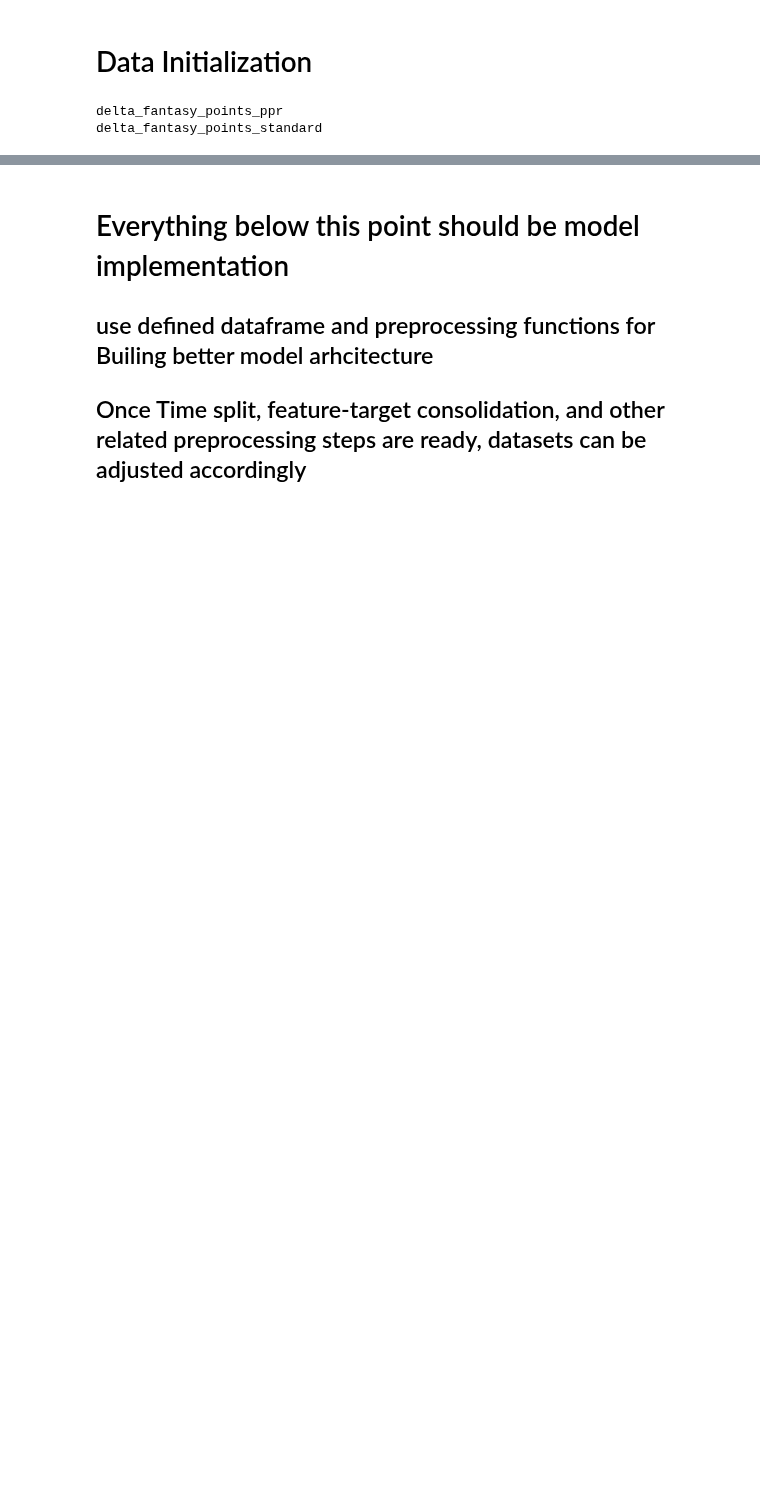
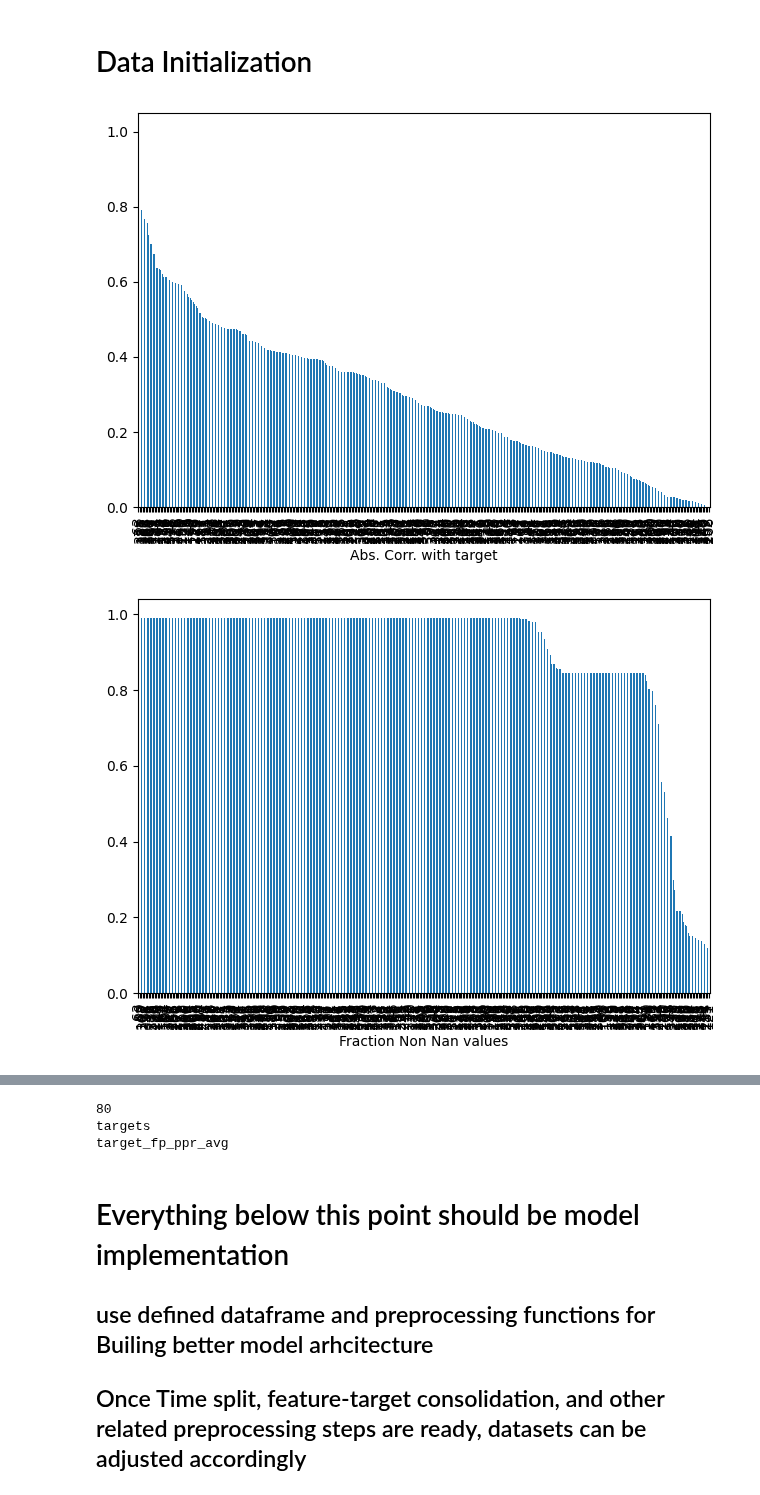
Before and after one commit to hroaten/COSC-325-ML-Project, a Jupyter notebook: Fantasy_Points.ipynb, the cells around one changed output, grey strips where cells are left out. Cells and saved outputs as stored; diff of their text form; code cells hidden in the pictures; blank space fills up the shorter version.

Commit message:
reduced real value features by ~1/2 by calculating relevance and added a graph

```diff
--- a/Fantasy_Points.ipynb
+++ b/Fantasy_Points.ipynb
@@ -9,11 +9,14 @@ import numpy as np
 raw_df = pd.read_csv('weekly_player_stats_offense.csv')
 rng = np.random.RandomState(seed=67)
 # %%
-# Holden: initialize for labels of features to be used or excluded by model
+# Holden: initialize labels of features to be used or excluded by model
 categorical_features = set([])
 real_val_features = set([])
 features_dropped = set([]) # remove from lists of kept features
-target_labels = set([])
+metadata_features = set(['player_id', 'season', 'week'])
+
+for col in raw_df.columns :
+    if pd.api.types.is_numeric_dtype(raw_df[col]) :
+        real_val_features.add(col)
+    else :
+        categorical_features.add(col)
-# %% [output]
-delta_fantasy_points_ppr
-delta_fantasy_points_standard
@@ -40,0 +23,8 @@ for label in raw_df :
+# %%
+# feature + target engineering for RNN
+window = 3 # Number of weeks used to formulate rolling averages
+raw_df = raw_df.sort_values(['player_id', 'season', 'week'])
+raw_df['target_fp_ppr_avg'] = (
+    raw_df.groupby(['player_id', 'season'])['fantasy_points_ppr']
+    .transform(lambda x : x.shift(-1).rolling(window=window, min_periods=1).mean())
+)
@@ -40,0 +61,23 @@ for label in raw_df :
+# %%
+
+feature_stats = feature_stats.sort_values('abs_corr', ascending=False)
+feature_stats['abs_corr'].plot(kind='bar')
+plt.xlabel("Abs. Corr. with target")
+plt.tight_layout()
+plt.show()
+
+feature_stats = feature_stats.sort_values('frac_non_nan', ascending=False)
+feature_stats['frac_non_nan'].plot(kind='bar')
+plt.xlabel('Fraction Non Nan values')
+plt.tight_layout()
+plt.show()
+
+feature_stats = feature_stats.sort_values('frac_non_zero', ascending=False)
+feature_stats['frac_non_zero'].plot(kind='bar')
+plt.xlabel("Fraction Non-Zero Values")
+plt.tight_layout()
+plt.show()
+feature_stats.describe()
+# %% [output]
+[figure, added]
+[figure, added]
@@ -41,3 +94,24 @@ for label in raw_df :
+# %%
+abs_corr_thresh = feature_stats['abs_corr'].quantile(.25)
+non_nan_thresh = feature_stats['frac_non_nan'].quantile(.25)
+non_zero_thresh= feature_stats['frac_non_zero'].quantile(.25)
+
+keep_mask = (
+    (feature_stats['abs_corr'] >= abs_corr_thresh) &
+    (feature_stats['frac_non_nan'] >= non_nan_thresh) &
+    (feature_stats['frac_non_zero'] >= non_zero_thresh)
+)
+keep = feature_stats[keep_mask]['feature'].tolist()
+real_val_features.intersection_update(keep)
+
+print(len(real_val_features))
+for feat in real_val_features :
+    if feat.startswith('target'):
+        print(feat)
+# %% [output]
+80
+targets
+target_fp_ppr_avg
 # %%
 # Holden and Connor
 # add features with more than missing_threshold% missing data to drop features_list
```
Also changed, not shown: parts of 4 cells of this notebook.
